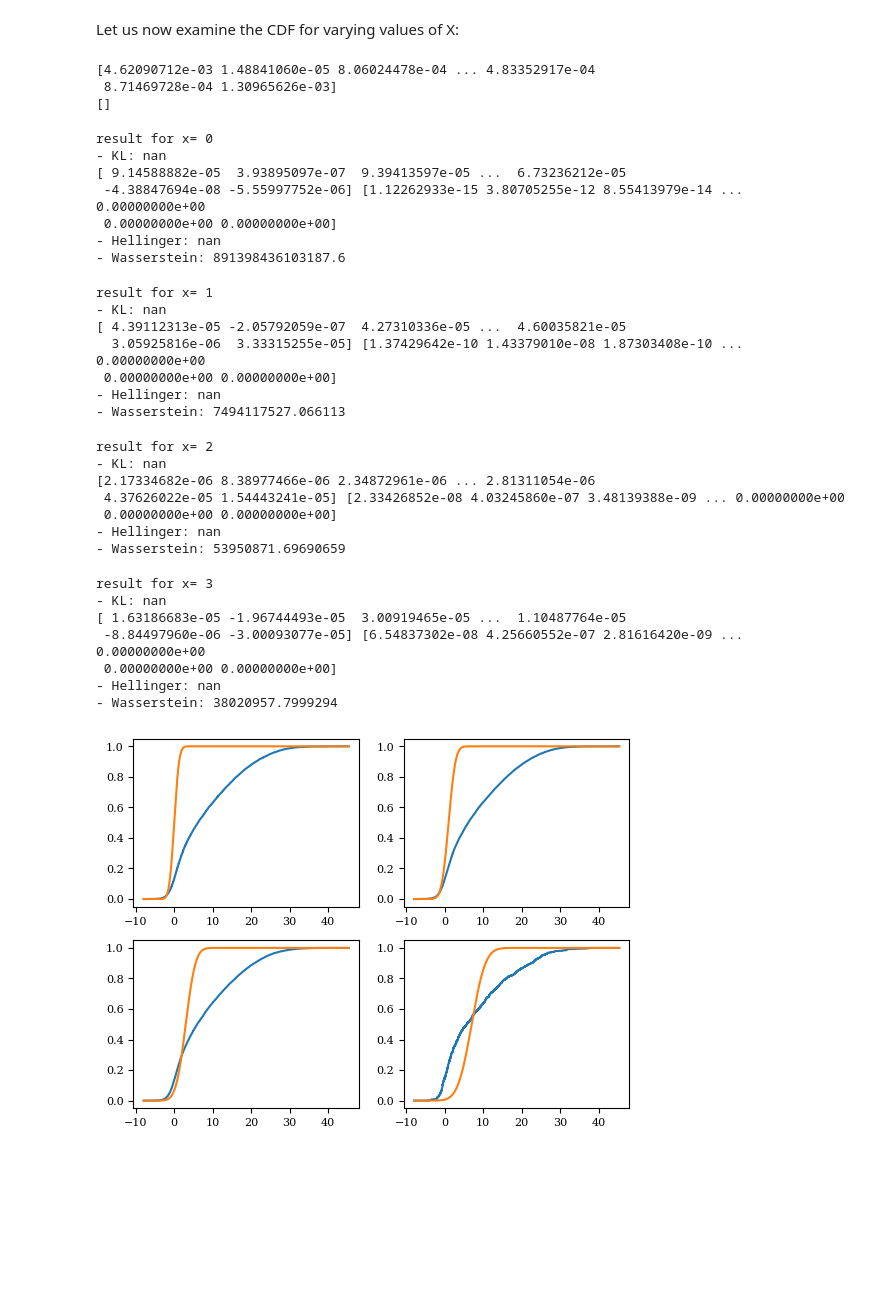
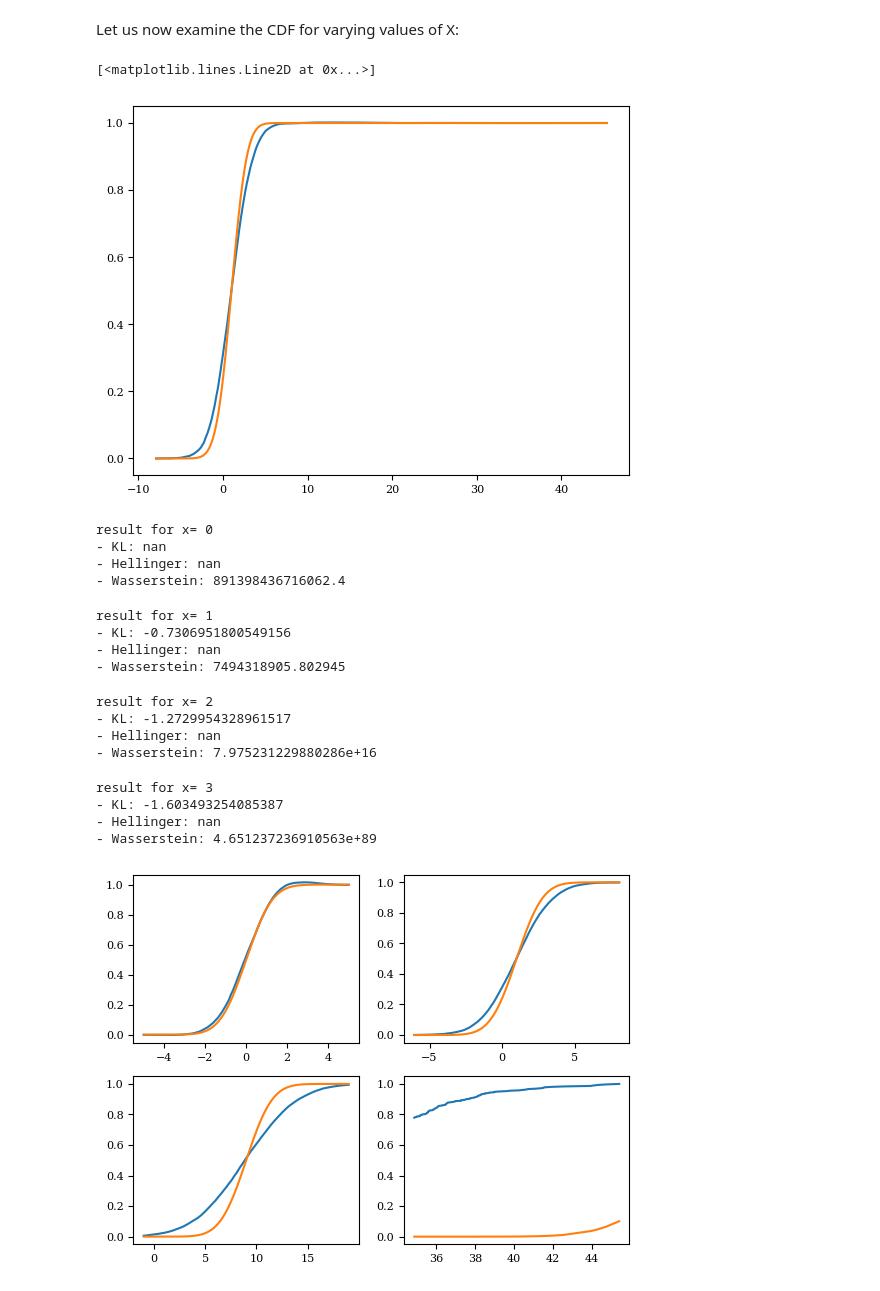
Before and after one commit to Danfoa/symm_rep_learn, a Jupyter notebook: NCP/examples/heteroscedastic.ipynb, the cells around one changed output. Cells and saved outputs as stored; diff of their text form; code cells hidden in the pictures; blank space fills up the shorter version.

```diff
--- a/NCP/examples/heteroscedastic.ipynb
+++ b/NCP/examples/heteroscedastic.ipynb
@@ -105,11 +105,13 @@ plt.show()
 # %% [markdown]
 As we can see, the loss converges. Let us first verify that we are able to predict the expectation of the model:
 # %%
-pred = reg.predict(X_train, postprocessing=True).reshape(-1, 1)
-pred_test = reg.predict(X_test, postprocessing=True).reshape(-1, 1)
+postprocess = 'whitening'
+
+pred = reg.predict(X_train, postprocess=postprocess).reshape(-1, 1)
+pred_test = reg.predict(X_test, postprocess=postprocess).reshape(-1, 1)
 
 X_out_of_sample = xscaler.transform(np.random.uniform(5,10, size=100).reshape(-1,1))
-pred_oos = reg.predict(X_out_of_sample, postprocessing=True).reshape(-1, 1)
+pred_oos = reg.predict(X_out_of_sample, postprocess=postprocess).reshape(-1, 1)
 
 fig, axs = plt.subplots(ncols=3, figsize=(16, 5))
 axes = axs.flatten()
@@ -172,65 +185,64 @@ from scipy.stats import norm
 from NCP.cdf import get_cdf
 x = 1
 x_scaled = torch.Tensor(xscaler.transform([[x]]))
-fys, cdf_pred = get_cdf(reg, x_scaled)
-true_cdf = norm.cdf(fys, loc=x**1, scale=np.sqrt(1+np.abs(x)))
-print(np.diff(true_cdf))
-print(np.diff(cdf_pred))
+fys, cdf_pred = get_cdf(reg, x_scaled, postprocess=postprocess)
+fys = yscaler.inverse_transform(fys.reshape([-1, 1])).flatten()
+true_cdf = norm.cdf(fys, loc=x**2, scale=np.sqrt(1+np.abs(x)))
-# %% [output]
-[4.62090712e-03 1.48841060e-05 8.06024478e-04 ... 4.83352917e-04
- 8.71469728e-04 1.30965626e-03]
-[]
+# %%
+plt.plot(fys, cdf_pred)
+plt.plot(fys, true_cdf)
+# %% [output]
+[<matplotlib.lines.Line2D at 0x...>]
+[figure, added]
 # %%
 from scipy.stats import norm
 from NCP.cdf import get_cdf
 
 fig, ax = plt.subplots(nrows=2, ncols=2)
 axes = ax.flatten()
 
 for i, xi in enumerate([0, 1, 3, 7]):
 
     x_scaled = torch.Tensor(xscaler.transform([[xi]]))
-    fys, cdf_pred = get_cdf(reg, x_scaled)
+    fys, cdf_pred = get_cdf(reg, x_scaled, postprocess=postprocess)
     fys = yscaler.inverse_transform(fys.reshape([-1, 1])).flatten()
     cdf_unscaled = cdf_pred
 
-    true_cdf = norm.cdf(fys, loc=xi**1, scale=np.sqrt(1+np.abs(xi)))
+    true_cdf = norm.cdf(fys, loc=xi**2, scale=np.sqrt(1+np.abs(xi)))
 
-    axes[i].plot(fys, cdf_unscaled)
-    axes[i].plot(fys, true_cdf)
+    # normalising the plots for readability:
+    if xi <= 5:
+        loc = xi**2
+        scale = np.sqrt(1+np.abs(xi))
+        plt_interv = [loc - 5*scale, loc+5*scale]
+
+        good_fys = ((plt_interv[0] <= fys) & (fys <= plt_interv[1]))
+    else:
+        good_fys = np.ones(fys.shape[0])
+
+    axes[i].plot(fys[good_fys], cdf_unscaled[good_fys])
+    axes[i].plot(fys[good_fys], true_cdf[good_fys])
     print('result for x=', i)
-    print(f'- KL: {kullback_leibler(cdf_unscaled, true_cdf)}')
+    print(f'- KL: {kullback_leibler(cdf_unscaled, true_cdf, fys, plt_interv)}')
     print(f'- Hellinger: {hellinger(cdf_unscaled, true_cdf)}')
     print(f'- Wasserstein: {wasserstein1(cdf_unscaled, true_cdf)}')
 
 plt.show()
 # %% [output]
 result for x= 0
 - KL: nan
-[ 9.14588882e-05  3.93895097e-07  9.39413597e-05 ...  6.73236212e-05
- -4.38847694e-08 -5.55997752e-06] [1.12262933e-15 3.80705255e-12 8.55413979e-14 ... 0.00000000e+00
- 0.00000000e+00 0.00000000e+00]
 - Hellinger: nan
-- Wasserstein: 891398436103187.6
+- Wasserstein: 891398436716062.4
 result for x= 1
-- KL: nan
-[ 4.39112313e-05 -2.05792059e-07  4.27310336e-05 ...  4.60035821e-05
-  3.05925816e-06  3.33315255e-05] [1.37429642e-10 1.43379010e-08 1.87303408e-10 ... 0.00000000e+00
- 0.00000000e+00 0.00000000e+00]
+- KL: -0.7306951800549156
 - Hellinger: nan
-- Wasserstein: 7494117527.066113
+- Wasserstein: 7494318905.802945
 result for x= 2
-- KL: nan
-[2.17334682e-06 8.38977466e-06 2.34872961e-06 ... 2.81311054e-06
- 4.37626022e-05 1.54443241e-05] [2.33426852e-08 4.03245860e-07 3.48139388e-09 ... 0.00000000e+00
- 0.00000000e+00 0.00000000e+00]
+- KL: -1.2729954328961517
 - Hellinger: nan
-- Wasserstein: 53950871.69690659
+- Wasserstein: 7.975231229880286e+16
 result for x= 3
-- KL: nan
-[ 1.63186683e-05 -1.96744493e-05  3.00919465e-05 ...  1.10487764e-05
- -8.84497960e-06 -3.00093077e-05] [6.54837302e-08 4.25660552e-07 2.81616420e-09 ... 0.00000000e+00
- 0.00000000e+00 0.00000000e+00]
+- KL: -1.603493254085387
 - Hellinger: nan
-- Wasserstein: 38020957.7999294
+- Wasserstein: 4.651237236910563e+89
-[figure, old version]
+[figure, new version]
```
Also changed, not shown: parts of 1 cell of this notebook.
